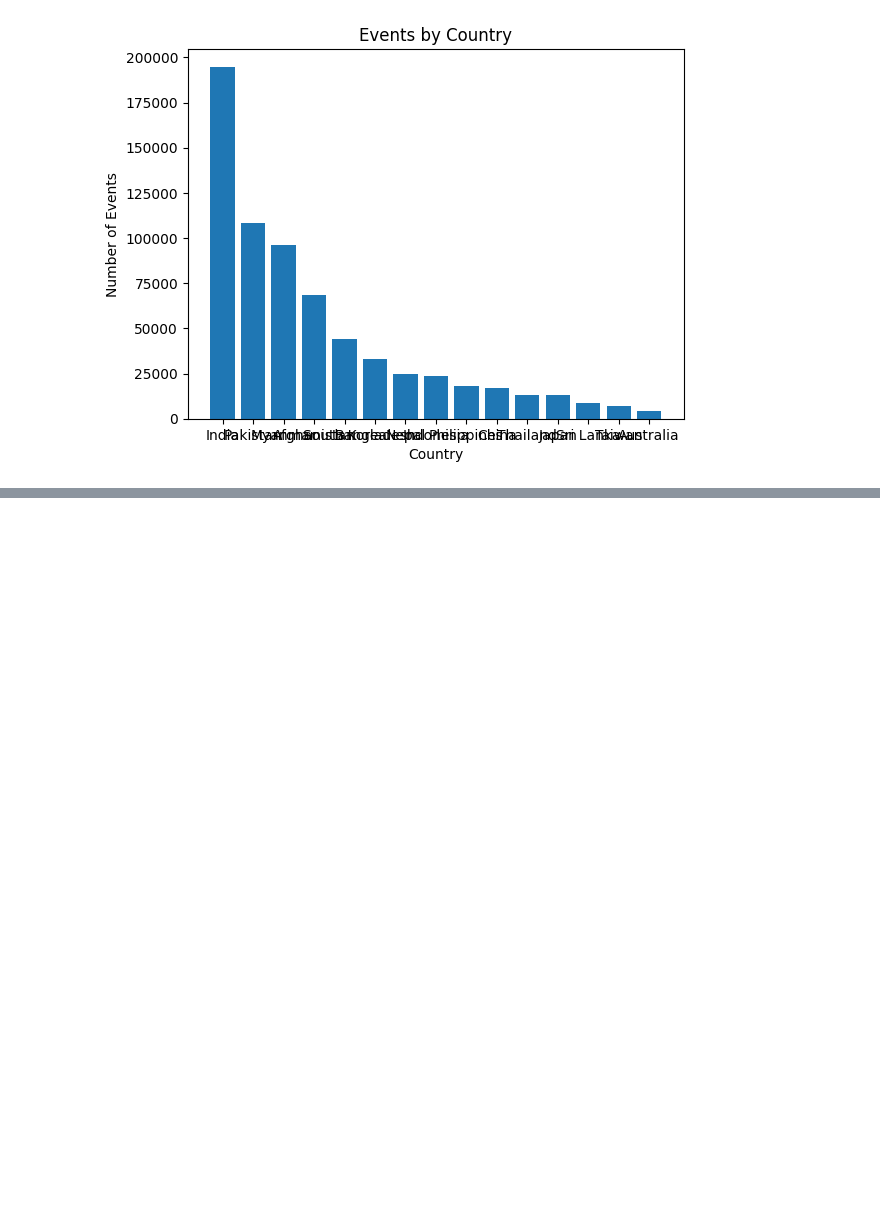
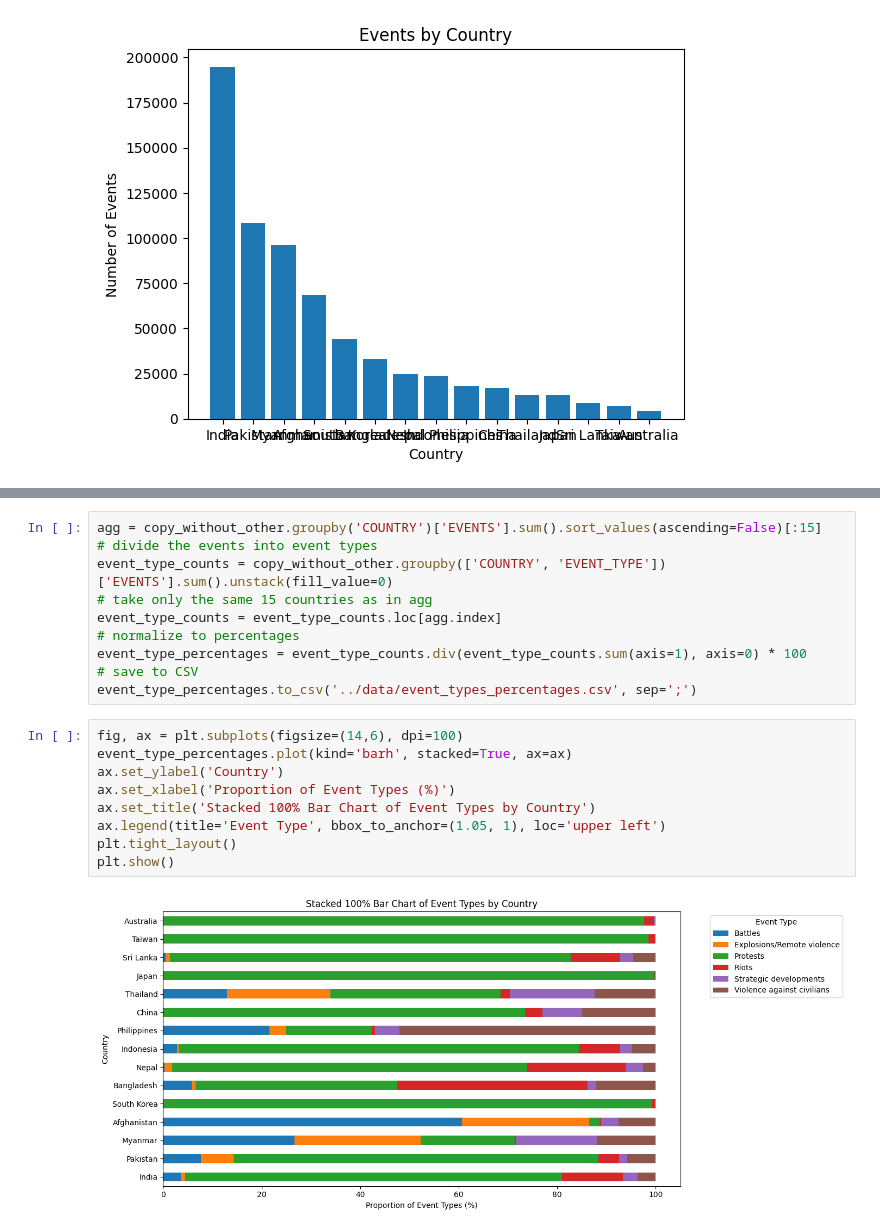
Before and after one commit to group-pi-dataviz/group-pi-dataviz.github.io, a Jupyter notebook: scripts/data_preprocessing.ipynb, the cells around one changed output, grey strips where cells are left out. Saved outputs shown, nothing was run; the diff lists cells and outputs as text; blank space fills up the shorter version.

Commit message:
add data for the stacked 100% barplot

```diff
--- a/scripts/data_preprocessing.ipynb
+++ b/scripts/data_preprocessing.ipynb
@@ -333,0 +337,21 @@ plt.show()
+# %%
+agg = copy_without_other.groupby('COUNTRY')['EVENTS'].sum().sort_values(ascending=False)[:15]
+# divide the events into event types
+event_type_counts = copy_without_other.groupby(['COUNTRY', 'EVENT_TYPE'])['EVENTS'].sum().unstack(fill_value=0)
+# take only the same 15 countries as in agg
+event_type_counts = event_type_counts.loc[agg.index]
+# normalize to percentages
+event_type_percentages = event_type_counts.div(event_type_counts.sum(axis=1), axis=0) * 100
+# save to CSV
+event_type_percentages.to_csv('../data/event_types_percentages.csv', sep=';')
+# %%
+fig, ax = plt.subplots(figsize=(14,6), dpi=100)
+event_type_percentages.plot(kind='barh', stacked=True, ax=ax)
+ax.set_ylabel('Country')
+ax.set_xlabel('Proportion of Event Types (%)')
+ax.set_title('Stacked 100% Bar Chart of Event Types by Country')
+ax.legend(title='Event Type', bbox_to_anchor=(1.05, 1), loc='upper left')
+plt.tight_layout()
+plt.show()
+# %% [output]
+[figure, added]
```
Also changed, not shown: parts of 5 cells of this notebook, 1 other file.
